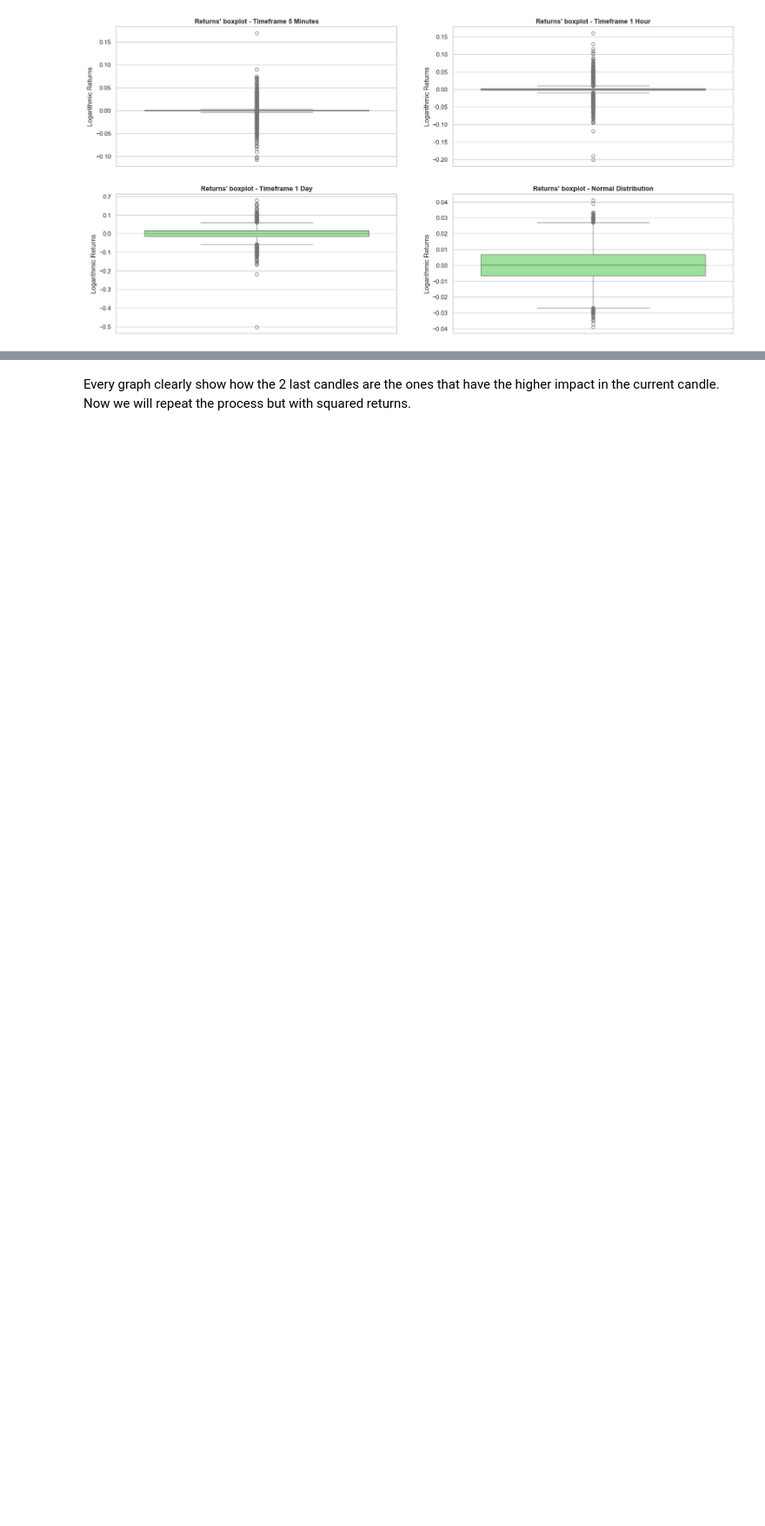
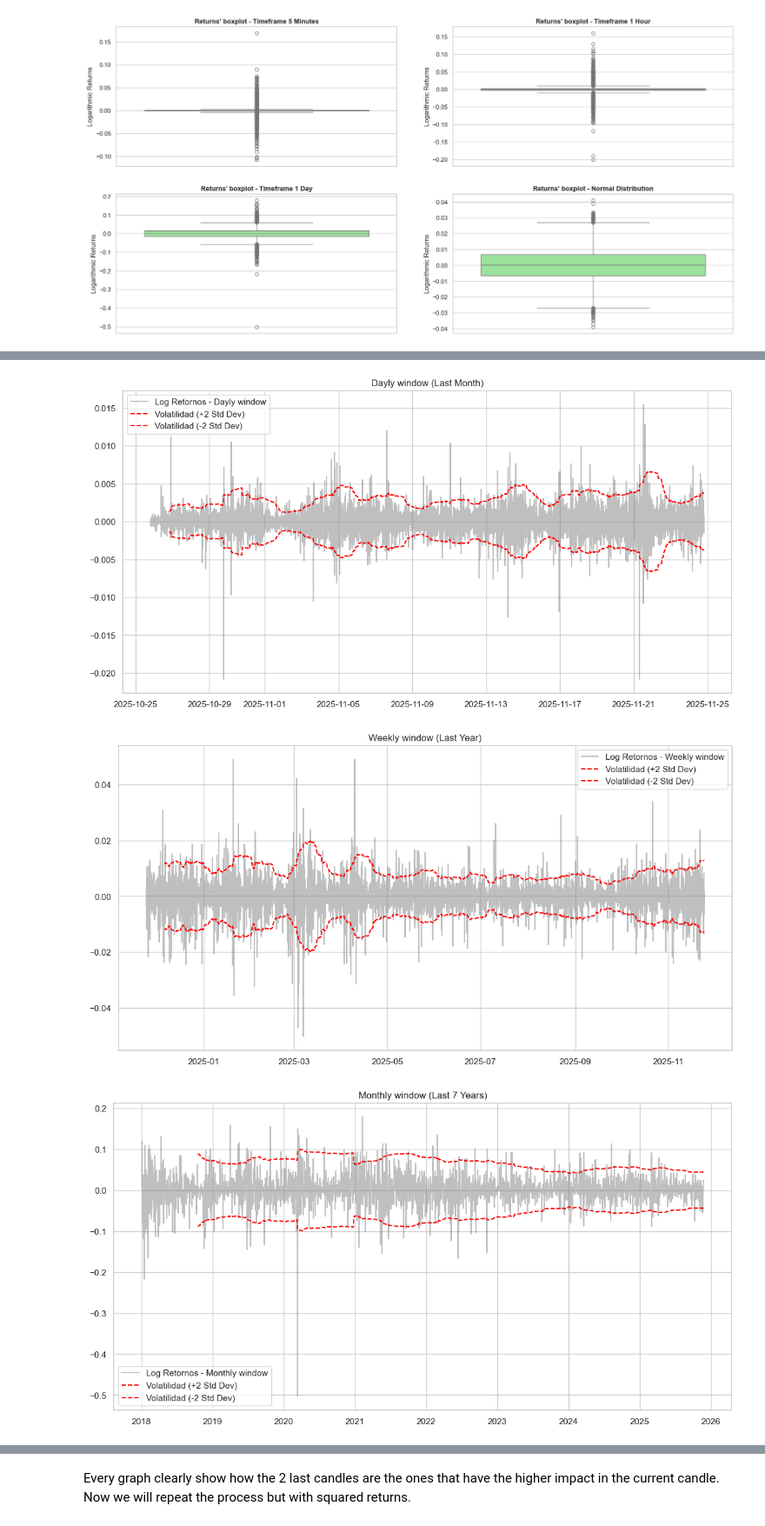
Before and after one commit to MartinCampillo-AT/Project-AT, a Jupyter notebook: notebooks/04_EDA_1.ipynb, the cells around one changed output, grey strips where cells are left out. Shown at 87% size. Cells and saved outputs as stored; diff of their text form; code cells hidden in the pictures; blank space fills up the shorter version.

```diff
--- a/notebooks/04_EDA_1.ipynb
+++ b/notebooks/04_EDA_1.ipynb
@@ -308,0 +336,18 @@ First we are plotting an ACF (autocorrelative function graph).
+# %%
+# Heteroskedasticity Visualization
+for df, name, period in [(df_5m.tail(24*12*30), "Dayly window", "Month"), (df_1h.tail(24*365), "Weekly window", "Year"), (df_1d, "Monthly window", "7 Years")]:
+    window_size = 30 if name == "BTC/USDT 1 day" else 24*7 if name == "BTC/USDT 1 hour" else 24*12
+    rolling_mean = df['log_return'].rolling(window=window_size).mean()
+    rolling_std = df['log_return'].rolling(window=window_size).std()
+
+    plt.figure(figsize=(14, 7))
+    plt.plot(df['log_return'], label=f'Log Retornos - {name}', alpha=0.5, color='grey')
+    plt.plot(rolling_std * 2, label='Volatilidad (+2 Std Dev)', color='red', linestyle='--')
+    plt.plot(rolling_std * -2, label='Volatilidad (-2 Std Dev)', color='red', linestyle='--')
+    plt.title(f'{name} (Last {period})')
+    plt.legend()
+    plt.show()
+# %% [output]
+[figure, new version]
+[figure, added]
+[figure, added]
```
Also changed, not shown: parts of 15 cells of this notebook.
